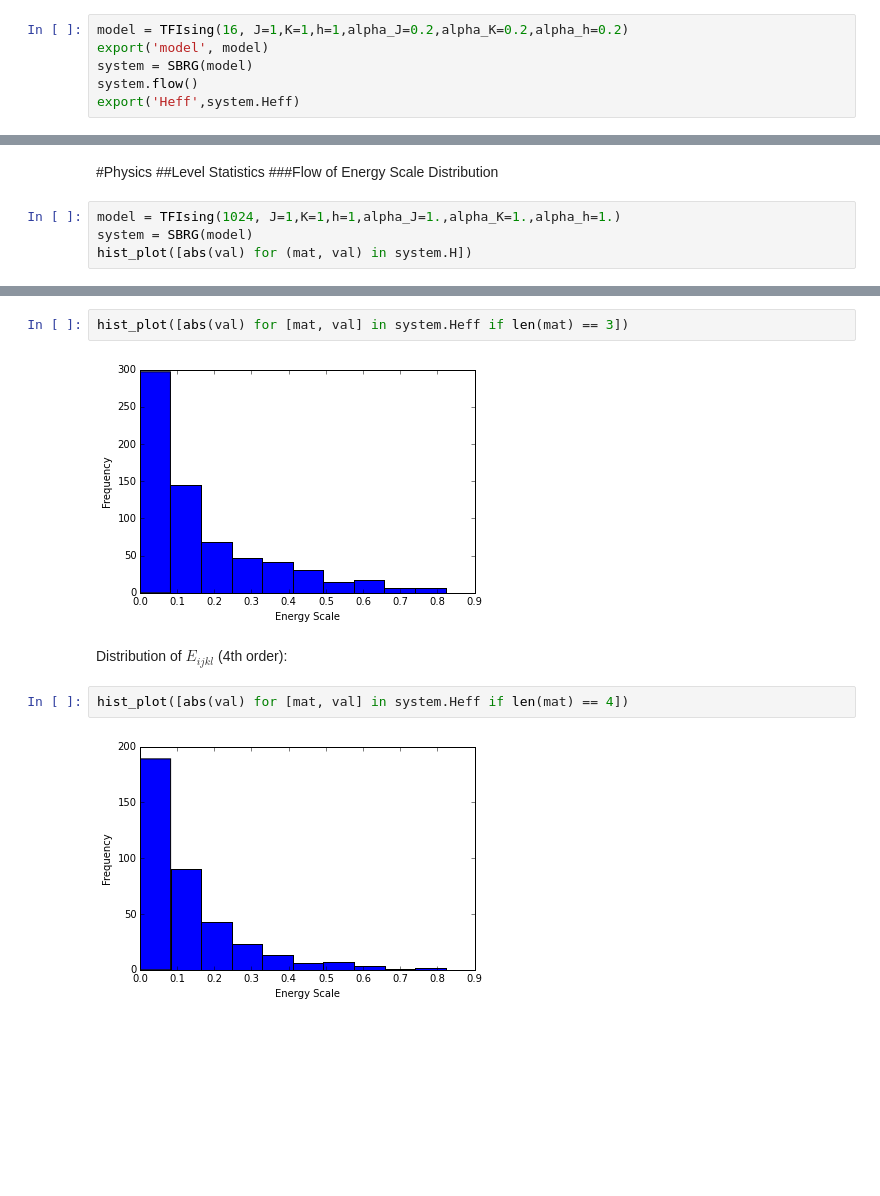
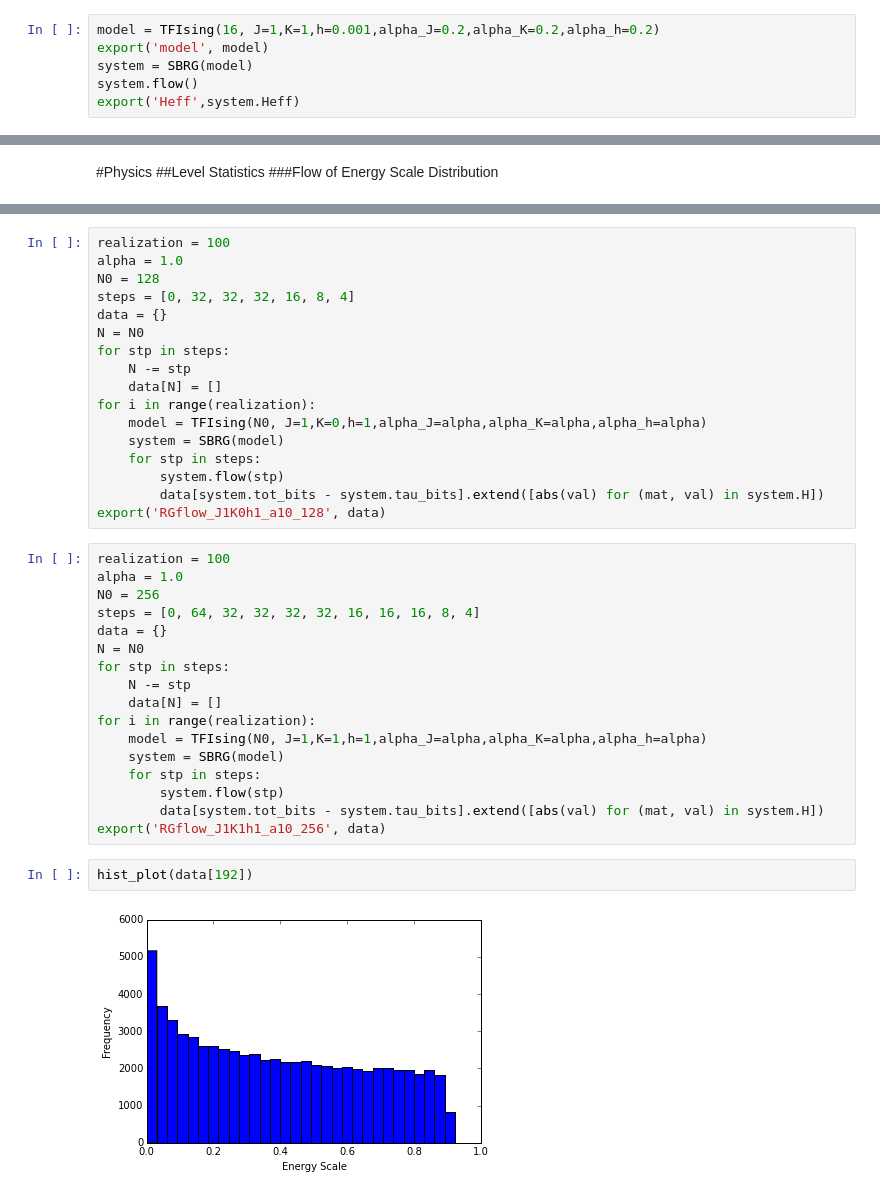
Before and after one commit to EverettYou/SBRG, a Jupyter notebook: SBRG.ipynb, the cells around one changed output, grey strips where cells are left out. Saved outputs shown, nothing was run; the diff lists cells and outputs as text; blank space fills up the shorter version.

Commit message:
RG flow of energy parameters
done with data collection

```diff
--- a/SBRG.ipynb
+++ b/SBRG.ipynb
@@ -308,7 +330,7 @@ system = SBRG(model)
 # %% [markdown]
 Benchmark with Mathematica:
 # %%
-model = TFIsing(16, J=1,K=1,h=1,alpha_J=0.2,alpha_K=0.2,alpha_h=0.2)
+model = TFIsing(16, J=1,K=1,h=0.001,alpha_J=0.2,alpha_K=0.2,alpha_h=0.2)
 export('model', model)
 system = SBRG(model)
 system.flow()
@@ -368,7 +393,3 @@ def hist_plot(data):
 #Physics
 ##Level Statistics
 ###Flow of Energy Scale Distribution
-# %%
-model = TFIsing(1024, J=1,K=1,h=1,alpha_J=1.,alpha_K=1.,alpha_h=1.)
-system = SBRG(model)
-hist_plot([abs(val) for (mat, val) in system.H])
@@ -432,10 +396,38 @@ Distribution of $E_{ijk}$ (3rd order):
-# %%
-hist_plot([abs(val) for [mat, val] in system.Heff if len(mat) == 3])
-# %% [output]
-[figure, removed]
-# %% [markdown]
-Distribution of $E_{ijkl}$ (4th order):
-# %%
-hist_plot([abs(val) for [mat, val] in system.Heff if len(mat) == 4])
-# %% [output]
-[figure, removed]
+# %%
+realization = 100
+alpha = 1.0
+N0 = 128
+steps = [0, 32, 32, 32, 16, 8, 4]
+data = {}
+N = N0
+for stp in steps:
+    N -= stp
+    data[N] = []
+for i in range(realization):
+    model = TFIsing(N0, J=1,K=0,h=1,alpha_J=alpha,alpha_K=alpha,alpha_h=alpha)
+    system = SBRG(model)
+    for stp in steps:
+        system.flow(stp)
+        data[system.tot_bits - system.tau_bits].extend([abs(val) for (mat, val) in system.H])
+export('RGflow_J1K0h1_a10_128', data)
+# %%
+realization = 100
+alpha = 1.0
+N0 = 256
+steps = [0, 64, 32, 32, 32, 32, 16, 16, 16, 8, 4]
+data = {}
+N = N0
+for stp in steps:
+    N -= stp
+    data[N] = []
+for i in range(realization):
+    model = TFIsing(N0, J=1,K=1,h=1,alpha_J=alpha,alpha_K=alpha,alpha_h=alpha)
+    system = SBRG(model)
+    for stp in steps:
+        system.flow(stp)
+        data[system.tot_bits - system.tau_bits].extend([abs(val) for (mat, val) in system.H])
+export('RGflow_J1K1h1_a10_256', data)
+# %%
+hist_plot(data[192])
+# %% [output]
+[figure, added]
```
Also changed, not shown: parts of 20 cells of this notebook.
